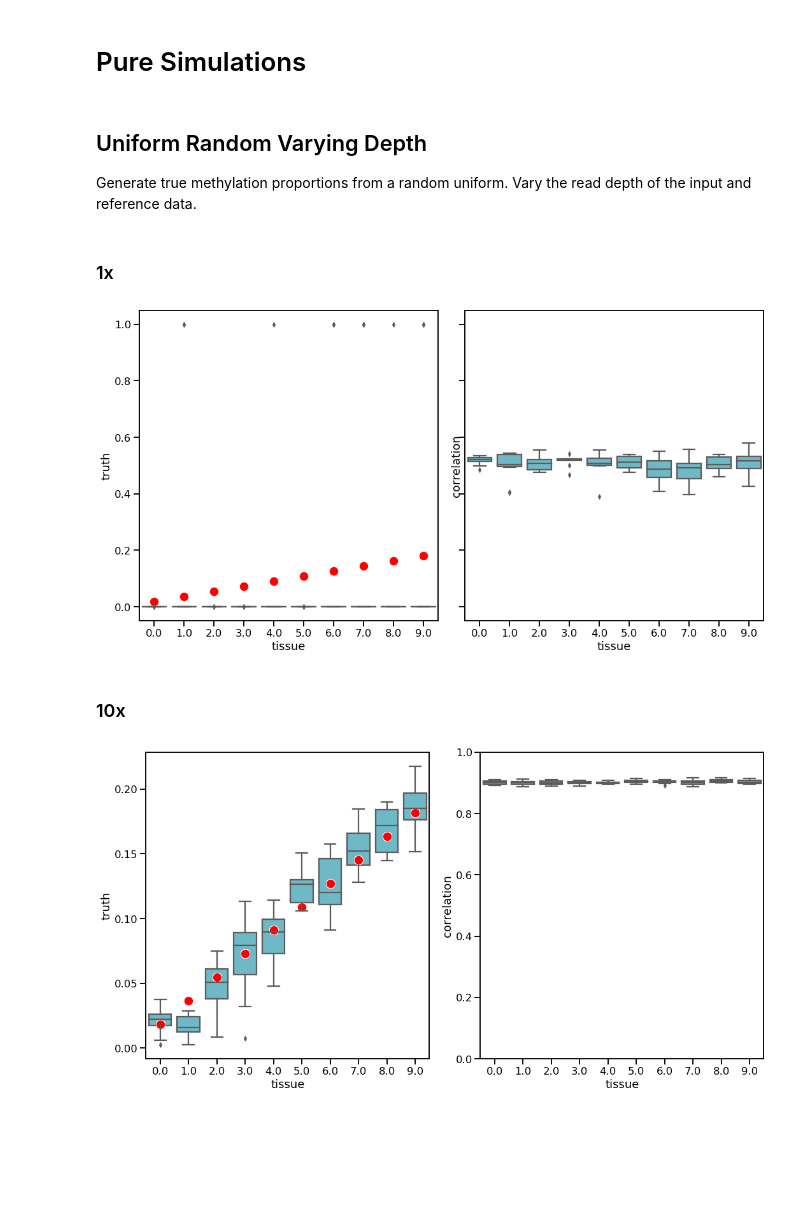
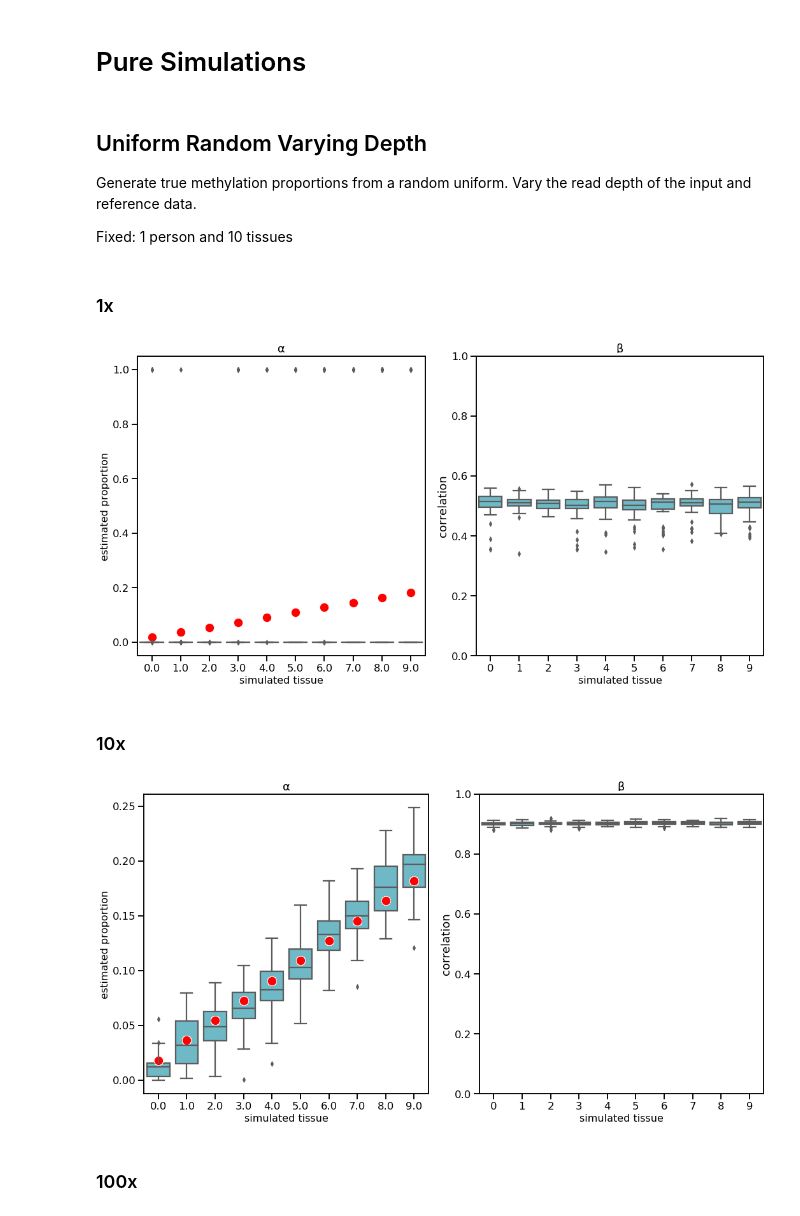
Before and after one commit to christacaggiano/celfie, a Jupyter notebook: jupyter_notebooks/pure_simulations.ipynb, the cells around one changed output. Drawn from its saved outputs; the diff is of its cells as text; code cells hidden in the pictures; blank space fills up the shorter version.

```diff
--- a/jupyter_notebooks/pure_simulations.ipynb
+++ b/jupyter_notebooks/pure_simulations.ipynb
@@ -62,7 +62,7 @@ def load_gamma_corr(directory, parameter):
 
         for t in range(est.shape[0]):
             corr = np.corrcoef(true[t, :], est[t, :])[0][1]  # calculate the correlation
-            df = df.append({"tissue":t, "correlation":corr}, ignore_index=True)
+            df = df.append({"tissue":str(t), "correlation":corr}, ignore_index=True)
 
     return df
 # %% [markdown]
@@ -71,6 +71,8 @@ def load_gamma_corr(directory, parameter):
 ## Uniform Random Varying Depth
 
 Generate true methylation proportions from a random uniform. Vary the read depth of the input and reference data.
+
+Fixed: 1 person and 10 tissues
 # %% [markdown]
 ### 1x
 # %%
@@ -78,7 +80,7 @@ directory = "/Users/christacaggiano/Desktop/zaitlen_lab_desktop/simple_one_perso
 one_per_1x = load_pickles(directory, "alpha")
 gamma_corr_1x = load_gamma_corr(directory, "gamma")
 # %%
-fig, (ax1, ax2) = plt.subplots(ncols=2, sharey=True, figsize=(15,8))
+fig, (ax1, ax2) = plt.subplots(ncols=2, sharey=False, figsize=(15,8))
 
 sns.set_context("talk")
 
@@ -86,9 +88,17 @@ sns.boxplot("tissue", "estimate", data = one_per_1x, color="#61c2d3", ax=ax1)
 sns.scatterplot("tissue", "truth", data = one_per_1x, color="red", s=200, ax=ax1)
 sns.boxplot("tissue", "correlation", data=gamma_corr_1x, color="#61c2d3", ax=ax2)
 
+ax1.set_xlabel("simulated tissue", fontsize=16)
+ax2.set_xlabel("simulated tissue", fontsize=16)
+ax1.set_ylabel("estimated proportion", fontsize=16)
+ax1.set_title("α")
+ax2.set_title("β")
+
+ax2.set_ylim(0, 1)
+
 fig.tight_layout()
 # %% [output]
-[figure, old version]
+[figure, new version]
 # %% [markdown]
 ### 10x
 # %%
@@ -98,15 +108,25 @@ gamma_corr_10x = load_gamma_corr(directory, "gamma")
 # %%
 fig, (ax1, ax2) = plt.subplots(ncols=2, sharey=False, figsize=(15,8))
 
 sns.set_context("talk")
 
 sns.boxplot("tissue", "estimate", data = one_per_10x, color="#61c2d3", ax=ax1)
 sns.scatterplot("tissue", "truth", data = one_per_10x, color="red", s=200, ax=ax1)
 sns.boxplot("tissue", "correlation", data=gamma_corr_10x, color="#61c2d3", ax=ax2)
+
+ax1.set_xlabel("simulated tissue", fontsize=16)
+ax2.set_xlabel("simulated tissue", fontsize=16)
+ax1.set_ylabel("estimated proportion", fontsize=16)
+ax1.set_title("α")
+ax2.set_title("β")
+
 ax2.set_ylim(0, 1)
+
 fig.tight_layout()
 # %% [output]
-[figure, old version]
+[figure, new version]
+# %% [markdown]
+### 100x
 # %%
 directory = "/Users/christacaggiano/Desktop/zaitlen_lab_desktop/simple_one_person_100x/"
 one_per_100x = load_pickles(directory, "alpha")
```
Also changed, not shown: parts of 36 cells of this notebook, 2 other files.
